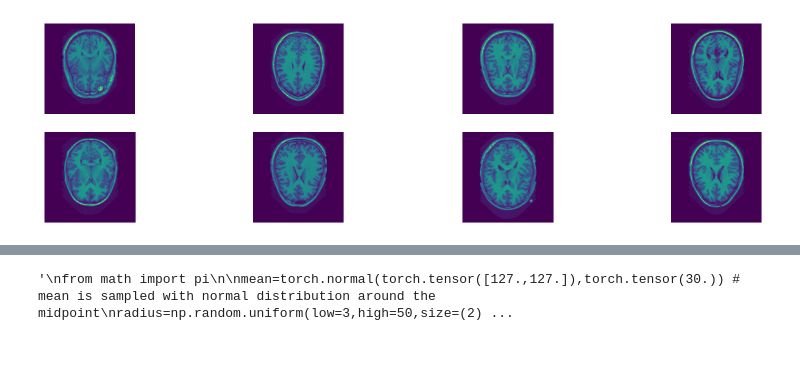
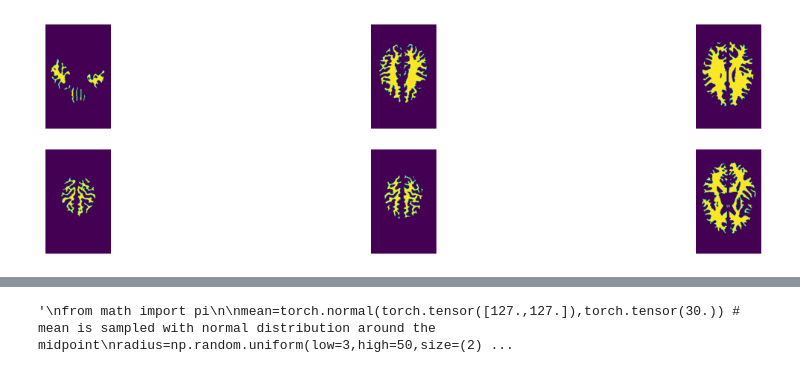
Before and after one commit to vinzenzuhr/Diffusion_Lesions, a Jupyter notebook: 05_Implementation/Jupyter notebooks/lesion_filling_conditioned_circles/lesion_filling_conditioned_circles.ipynb, the cells around one changed output, grey strips where cells are left out. Drawn from its saved outputs; the diff is of its cells as text; code cells hidden in the pictures.

Commit message:
conditioned_circles: Add white matter segmentation slices

```diff
--- a/05_Implementation/Jupyter notebooks/lesion_filling_conditioned_circles/lesion_filling_conditioned_circles.ipynb
+++ b/05_Implementation/Jupyter notebooks/lesion_filling_conditioned_circles/lesion_filling_conditioned_circles.ipynb
@@ -12,7 +12,7 @@ class TrainingConfig:
     gradient_accumulation_steps = 1
     learning_rate = 1e-4
     lr_warmup_steps = 100 #500
-    save_image_epochs = 20 #30
+    evaluate_epochs = 20 #30
     save_model_epochs = 60 # 300
     mixed_precision = "fp16"  # `no` for float32, `fp16` for automatic mixed precision
     output_dir = "lesion-filling-256-cond-circle"  # the model name locally and on the HF Hub
@@ -197,6 +275,6 @@ class DatasetMRI(Dataset):
 # %%
 #create dataset
-datasetTrain = DatasetMRI(Path(config.dataset_train_path), Path(config.segm_train_path), pad_shape=(256, 256, 256))
+datasetTrain = DatasetMRI(Path(config.dataset_train_path), Path(config.segm_train_path), pad_shape=(256, 256, 256), only_white_matter=True)
 datasetEvaluation = DatasetMRI(Path(config.dataset_eval_path), Path(config.segm_eval_path), pad_shape=(256, 256, 256))
 
 print(f"Dataset size: {len(datasetTrain)}")
@@ -208,0 +289,7 @@ Training Data: ['gt_image', 't1n_path', 'max_v']
+# %%
+import matplotlib.pyplot as plt
+fig, axis = plt.subplots(1,2,figsize=(16,4))
+idx=80
+axis[0].imshow((datasetTrain[idx]["gt_image"].squeeze()+1)/2)
+axis[1].imshow(np.logical_or(datasetTrain[idx]["segm"].squeeze()==41, datasetTrain[idx]["segm"].squeeze()==2))
+fig.show
@@ -209,15 +299,12 @@ Training Data: ['gt_image', 't1n_path', 'max_v']
 # %%
-# plot random image
-import matplotlib.pyplot as plt
+# Get 6 random sample
+random_indices = np.random.randint(0, len(datasetTrain) - 1, size=(6))
 
-# Get 8 random sample
-random_indices = np.random.randint(0, len(datasetTrain) - 1, size=(8))
-
-# Plot: t1n
-fig, axis = plt.subplots(2,4,figsize=(16,4))
+# Plot: t1n segmentations
+fig, axis = plt.subplots(2,3,figsize=(16,4))
 for i, idx in enumerate(random_indices):
-    axis[i//4,i%4].imshow((datasetTrain[idx]["gt_image"].squeeze()+1)/2)
-    axis[i//4,i%4].set_axis_off()
+    axis[i//3,i%3].imshow(np.logical_or(datasetTrain[idx]["segm"].squeeze()==41, datasetTrain[idx]["segm"].squeeze()==2))
+    axis[i//3,i%3].set_axis_off()
 fig.show()
 # %% [output]
-[figure, old version]
+[figure, new version]
```
Also changed, not shown: parts of 16 cells of this notebook.
